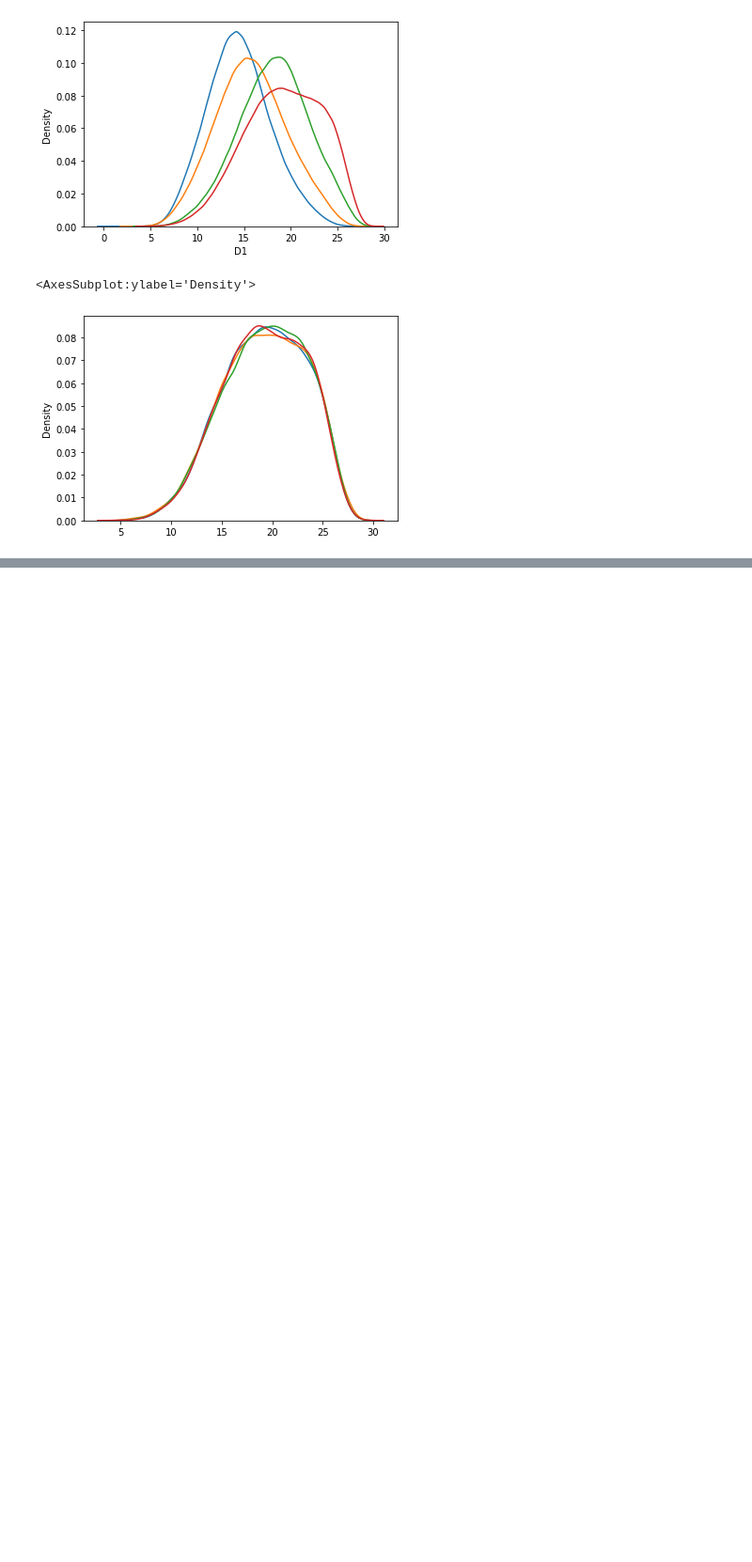
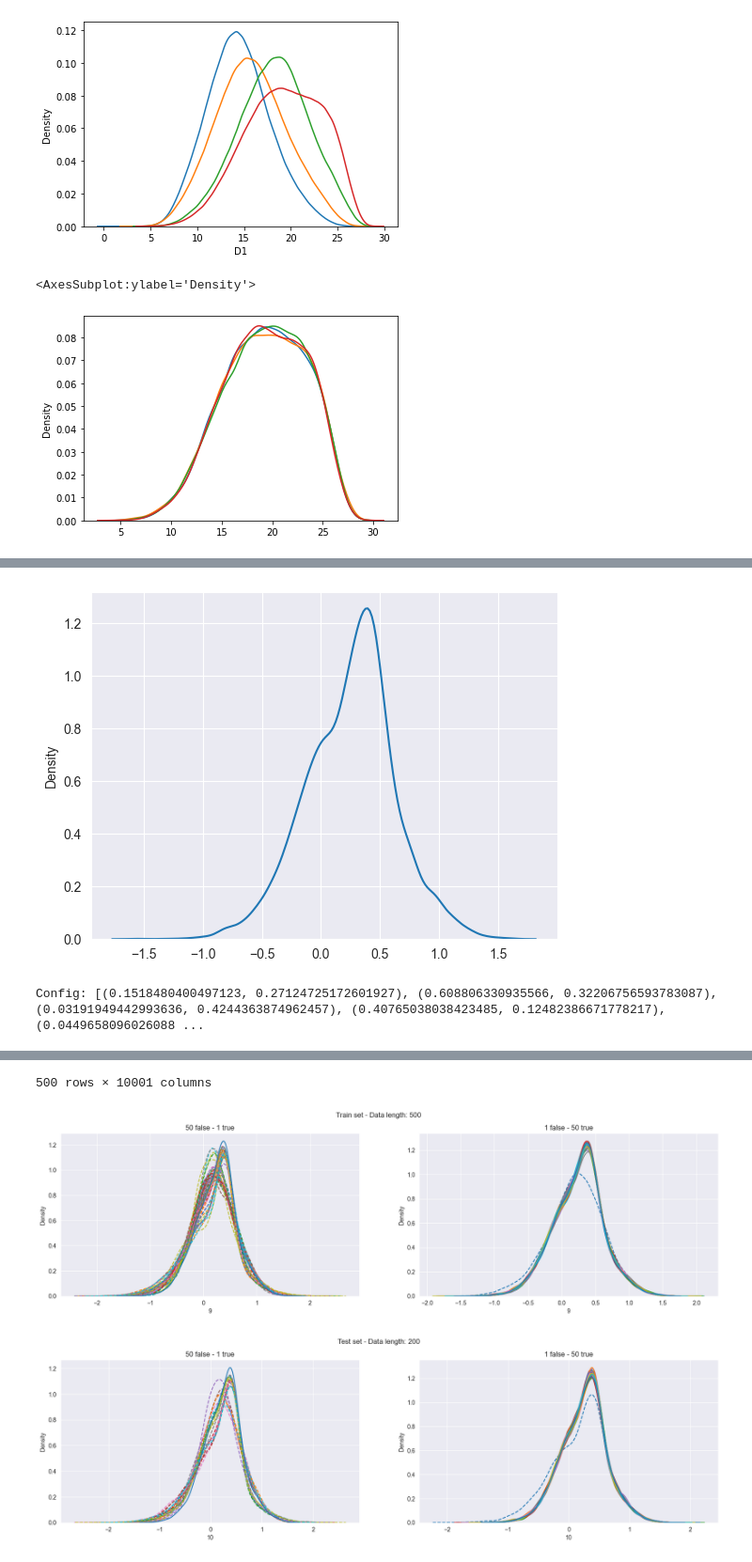
Before and after one commit to hungpham13/Distributed-data-discretization, a Jupyter notebook: data/Data-preparation.ipynb, the cells around one changed output, grey strips where cells are left out. Shown at 94% size. Saved outputs shown, nothing was run; the diff lists cells and outputs as text; code cells hidden in the pictures; blank space fills up the shorter version.

```diff
--- a/data/Data-preparation.ipynb
+++ b/data/Data-preparation.ipynb
@@ -140,7 +140,3 @@ sns.kdeplot(data2021[0])
 sns.kdeplot(data2021[1])
 sns.kdeplot(data2021[2])
 sns.kdeplot(data2021[100])
-# %%
-from gen_data import generate_data
-data = generate_data(num_true=1, num_false=3, bin_num = 4)
-data
@@ -156,0 +143,7 @@ data
+# %%
+from data.gen_data import generate_data
+train, test = generate_data(num_train=500, num_test=200, true_ratio=0.9, visualize=True, num_sample=10000, bin_num=5)
+train
+# %% [output]
+[figure, added]
+Config: [(0.1518480400497123, 0.27124725172601927), (0.608806330935566, 0.32206756593783087), (0.03191949442993636, 0.4244363874962457), (0.40765038038423485, 0.12482386671778217), (0.0449658096026088 ...
@@ -156,0 +162,3 @@ data
+500 rows × 10001 columns
+[figure, added]
+[figure, added]
```
Also changed, not shown: parts of 2 cells of this notebook, 3 other files.
